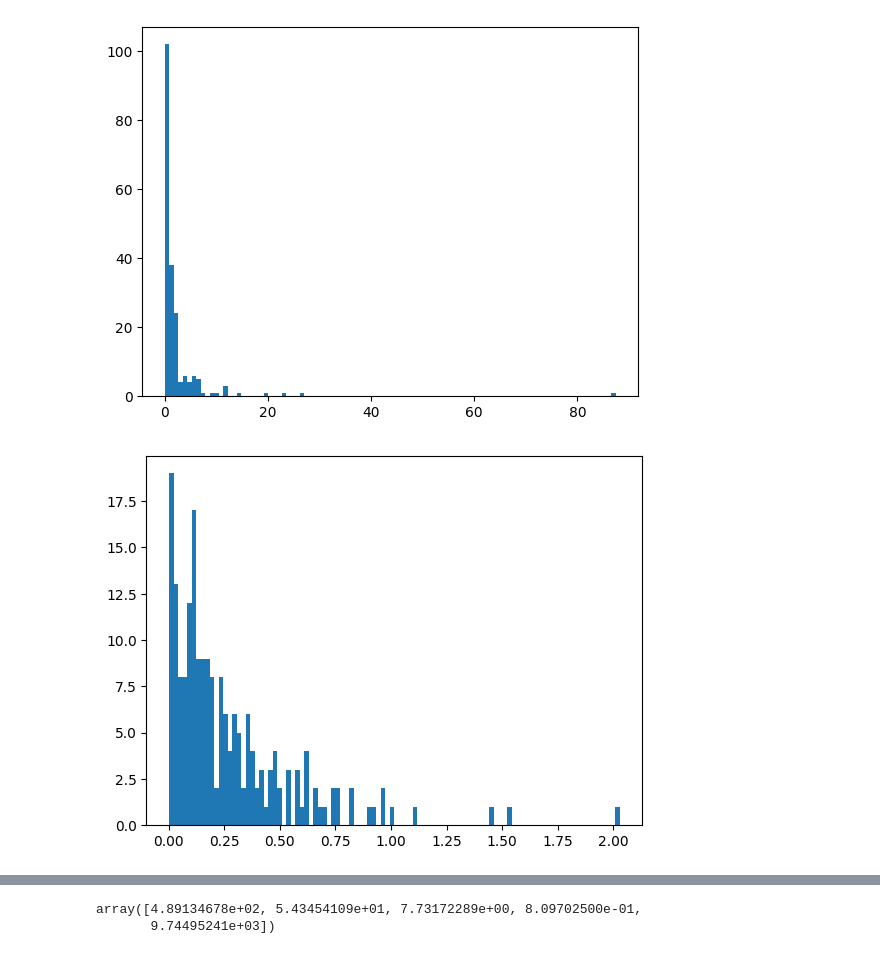
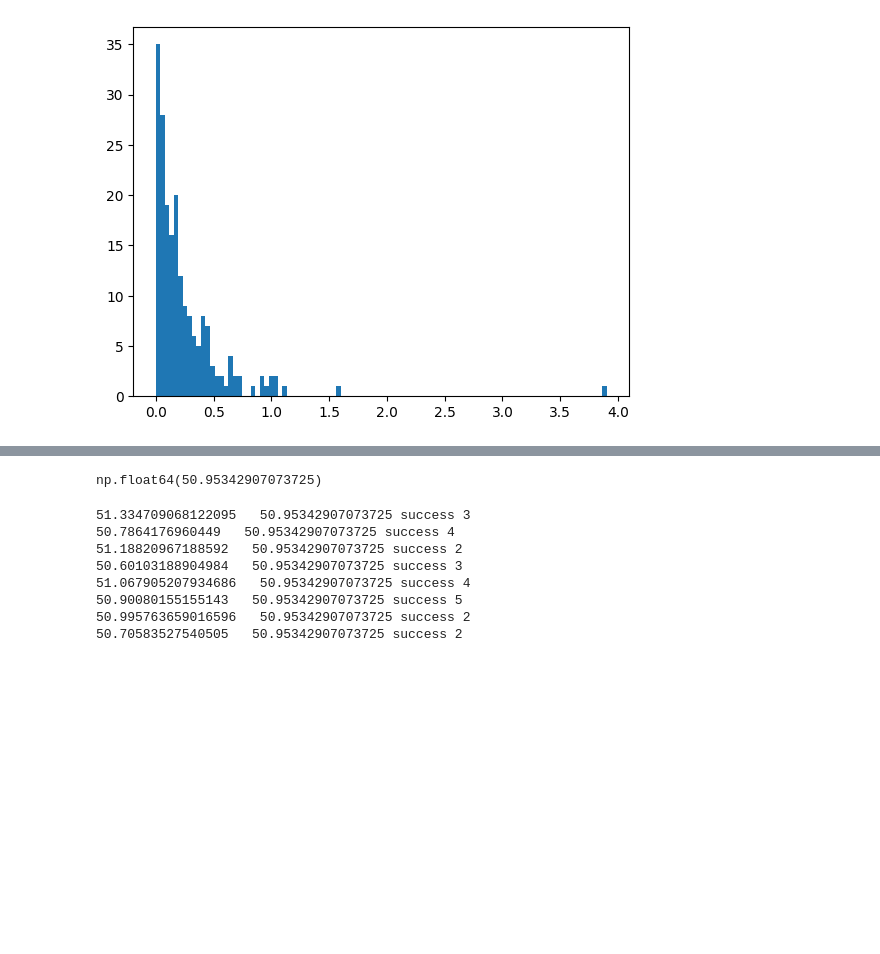
Before and after one commit to logos-co/nomos-pocs, a Jupyter notebook: cryptarchia/total-stake-inference-v2.ipynb, the cells around one changed output, grey strips where cells are left out. Saved outputs shown, nothing was run; the diff lists cells and outputs as text; code cells hidden in the pictures; blank space fills up the shorter version.

```diff
--- a/cryptarchia/total-stake-inference-v2.ipynb
+++ b/cryptarchia/total-stake-inference-v2.ipynb
@@ -10,15 +10,8 @@ def phi(f, alpha):
 # %%
 # Generate stake distribution
 total_notes = 200
 
-stake = []
-for i in range(1, 5):
-    stake.append(np.random.pareto(i ** i, total_notes))
-    _ = plt.hist(stake[i-1], bins=100)
-    plt.show()
-stake.append(np.random.uniform(0, 100, total_notes))
-_ = plt.hist(stake[4], bins=100)
-plt.show()
+stake = np.random.pareto(5, total_notes)
+_ = plt.hist(stake, bins=100)
 # %% [output]
-[figure, old version]
+[figure, new version]
-[figure, removed]
@@ -28,28 +18,31 @@ plt.show()
 # %%
 # True Total Stake
-true_stake = np.array(stake).sum(axis=1)
+true_stake = np.array(stake).sum()
 true_stake
 # %% [output]
-array([4.89134678e+02, 5.43454109e+01, 7.73172289e+00, 8.09702500e-01,
-       9.74495241e+03])
+np.float64(50.95342907073725)
 # %%
 f = 1/30 # occupancy rate
 T = int(10 * 2160 / f) # epoch length, 10k/f
 # %%
-epochs = 50
+epochs = 30
 D_values = []
+D_values_hi = []
 
-for j in range(0, 5):
+shock_size = [5, 10, 25, 50]
+epochs_to_reach = [-1, -1, -1, -1]
+epochs_to_reach_hi = [-1, -1, -1, -1]
+for j in range(0, len(shock_size)):
     D_values_j = []
 
-    # Initial stake estimate
-    D_ell = true_stake[j] * 0.75
+    # Initial stake estimate (lower shock)
+    D_ell = true_stake - (true_stake * shock_size[j] / 100)
     for i in range(0, epochs):
 
         # Running one epoch of the cryptarchia lottery
-        alpha = stake[j] / D_ell
+        alpha = stake / D_ell
         p_lottery = phi(f, alpha)
-        wins = np.random.uniform(0, 1, (T, len(stake[j]))) < p_lottery
+        wins = np.random.uniform(0, 1, (T, len(stake))) < p_lottery
 
         # Total Stake Inference
         empirical_slot_activation_rate = (wins.sum(axis=1) != 0).sum() / T
@@ -63,5 +56,47 @@ for j in range(0, 5):
         D_ell = D_ell - h * error
         D_values_j.append(D_ell)
 
+        if epochs_to_reach[j] < 0 and D_ell >= true_stake:
+            epochs_to_reach[j] = i
+            print(D_ell, " ", true_stake, "success", epochs_to_reach[j])
+
     D_values.append(D_values_j)
+
+    D_values_j = []
+
+    # Initial stake estimate (lower shock)
+    D_ell = true_stake + (true_stake * shock_size[j] / 100)
+    for i in range(0, epochs):
+
+        # Running one epoch of the cryptarchia lottery
+        alpha = stake / D_ell
+        p_lottery = phi(f, alpha)
+        wins = np.random.uniform(0, 1, (T, len(stake))) < p_lottery
+
+        # Total Stake Inference
+        empirical_slot_activation_rate = (wins.sum(axis=1) != 0).sum() / T
+        error = f - empirical_slot_activation_rate
+
+        # Learning coefficient
+        beta = 0.8
+        h = beta * (D_ell / f)
+
+        # New total stake estimate
+        D_ell = D_ell - h * error
+        D_values_j.append(D_ell)
+
+        if epochs_to_reach_hi[j] < 0 and D_ell <= true_stake:
+            epochs_to_reach_hi[j] = i
+            print(D_ell, " ", true_stake, "success", epochs_to_reach_hi[j])
+
+    D_values_hi.append(D_values_j)
+# %% [output]
+51.334709068122095   50.95342907073725 success 3
+50.7864176960449   50.95342907073725 success 4
+51.18820967188592   50.95342907073725 success 2
+50.60103188904984   50.95342907073725 success 3
+51.067905207934686   50.95342907073725 success 4
+50.90080155155143   50.95342907073725 success 5
+50.995763659016596   50.95342907073725 success 2
+50.70583527540505   50.95342907073725 success 2
 # %%
```
Also changed, not shown: parts of 5 cells of this notebook.
